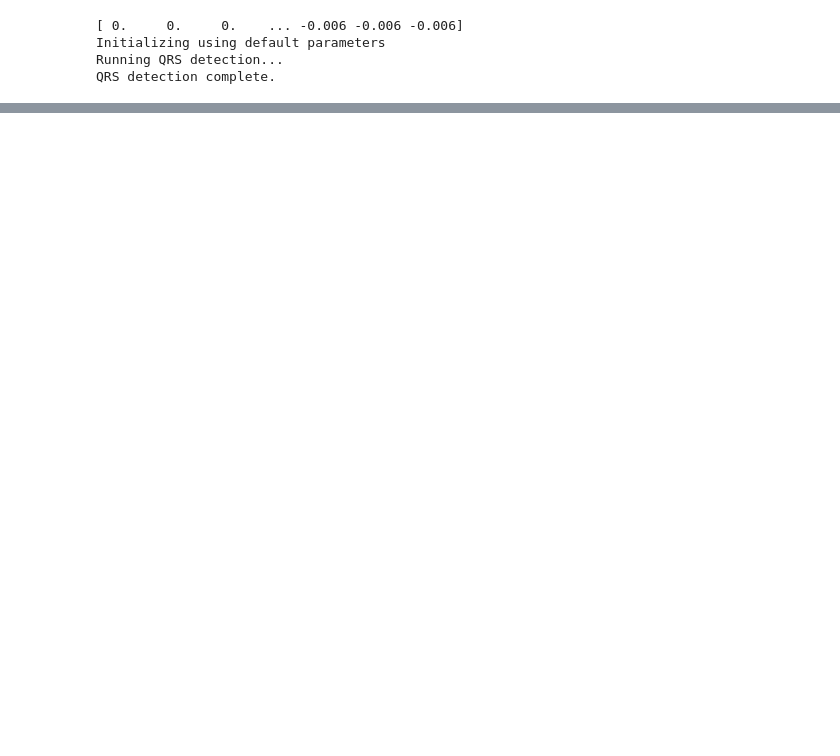
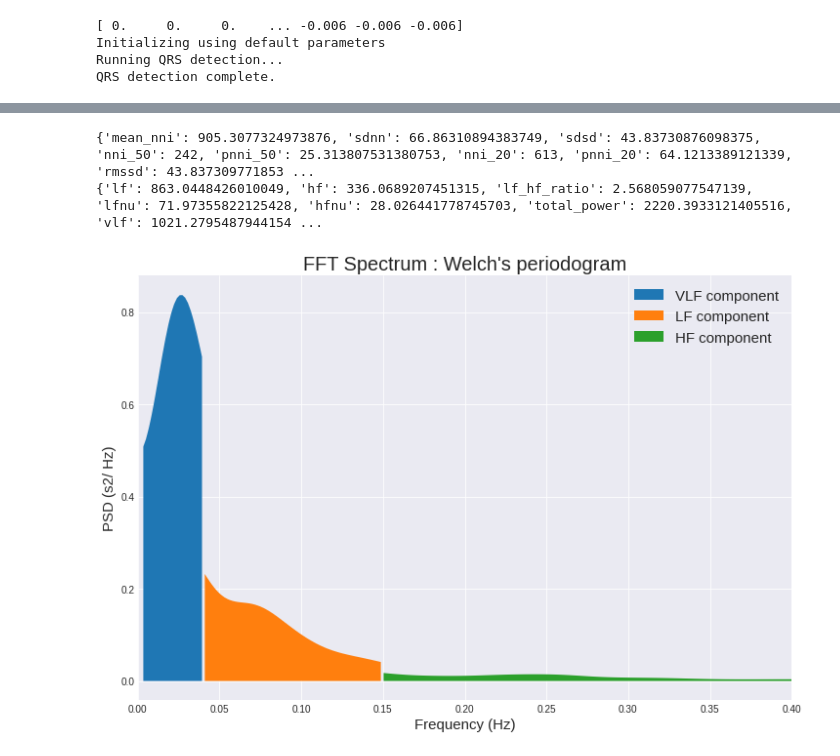
Before and after one commit to tabineko/stress-analysis, a Jupyter notebook: src/ECG_HRV.ipynb, the cells around one changed output, grey strips where cells are left out. Cells and saved outputs as stored; diff of their text form; code cells hidden in the pictures; blank space fills up the shorter version.

```diff
--- a/src/ECG_HRV.ipynb
+++ b/src/ECG_HRV.ipynb
@@ -80,0 +121,16 @@ s = csv_to_signal(filepath)
+# %%
+from hrvanalysis import get_time_domain_features, get_frequency_domain_features
+
+time_domain_features = get_time_domain_features(interpolated_nn_intervals)
+frequency_features = get_frequency_domain_features(interpolated_nn_intervals)
+
+print(time_domain_features)
+print(frequency_features)
+# %% [output]
+{'mean_nni': 905.3077324973876, 'sdnn': 66.86310894383749, 'sdsd': 43.83730876098375, 'nni_50': 242, 'pnni_50': 25.313807531380753, 'nni_20': 613, 'pnni_20': 64.1213389121339, 'rmssd': 43.837309771853 ...
+{'lf': 863.0448426010049, 'hf': 336.0689207451315, 'lf_hf_ratio': 2.568059077547139, 'lfnu': 71.97355822125428, 'hfnu': 28.026441778745703, 'total_power': 2220.3933121405516, 'vlf': 1021.2795487944154 ...
+# %%
+from hrvanalysis import plot_psd, plot_distrib
+plot_psd(interpolated_nn_intervals, method="welch")
+# %% [output]
+[figure, added]
```
Also changed, not shown: parts of 10 cells of this notebook.
